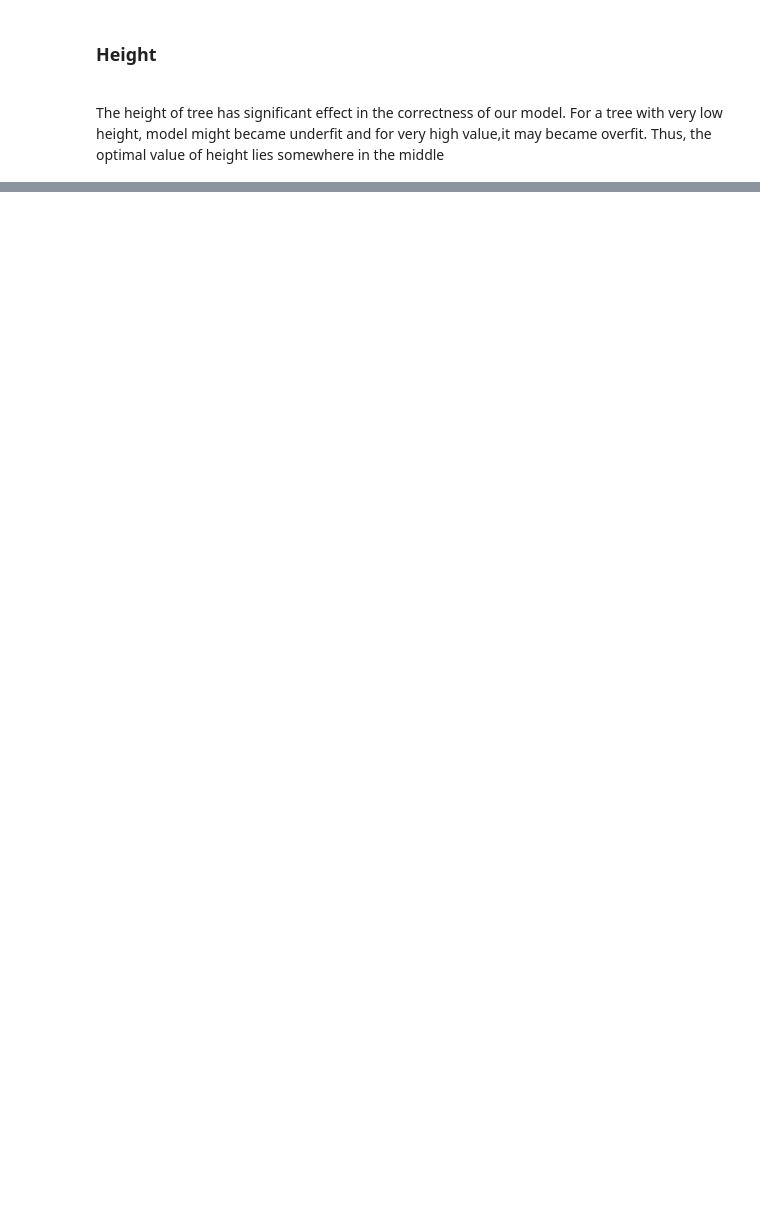
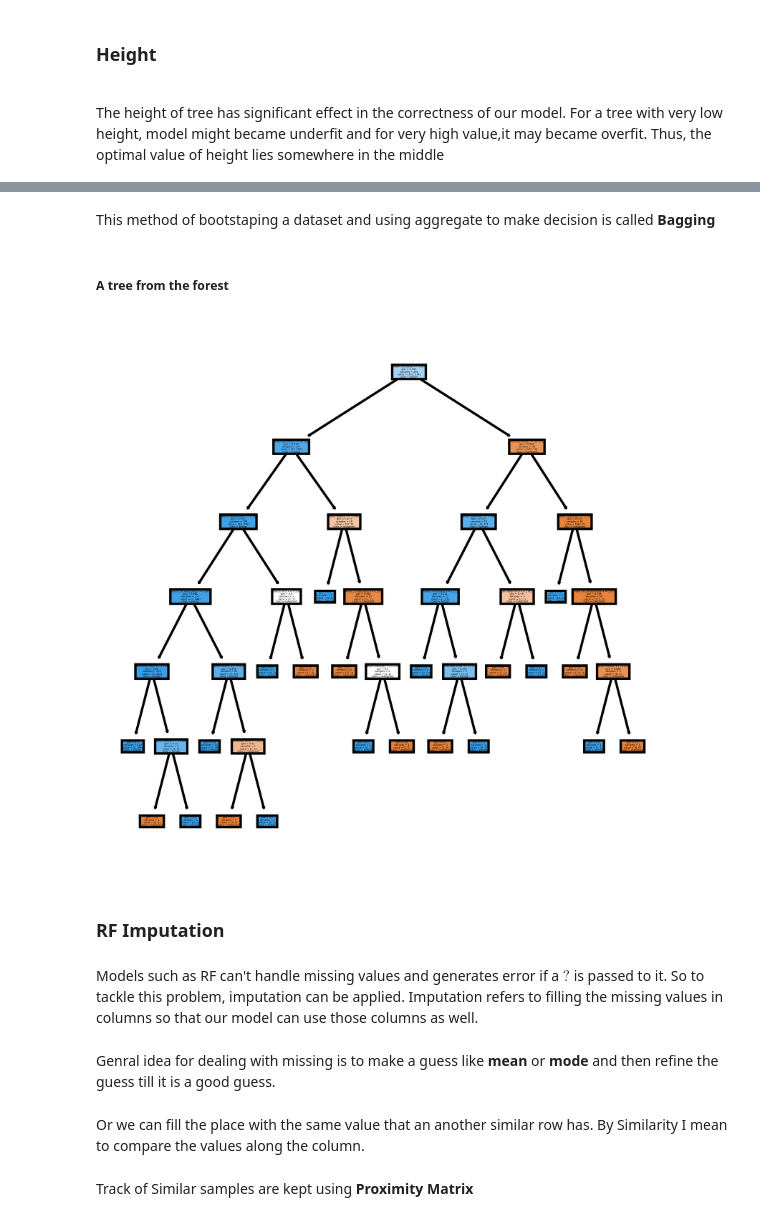
Before and after one commit to pnavin9/DT-and-RF, a Jupyter notebook: dt and rf.ipynb, the cells around one changed output, grey strips where cells are left out. Drawn from its saved outputs; the diff is of its cells as text; code cells hidden in the pictures; blank space fills up the shorter version.

```diff
--- a/dt and rf.ipynb
+++ b/dt and rf.ipynb
@@ -150,0 +285,49 @@ While these help us to quantify accurracy and precision of our model, Cross Vali
+# %% [markdown]
+This method of bootstaping a dataset and using aggregate to make decision is called <b>Bagging</b>
+# %% [markdown]
+<h5>A tree from the forest</h5>
+# %%
+import matplotlib.pyplot as plt
+from sklearn.datasets import load_breast_cancer
+from sklearn import tree
+import pandas as pd
+from sklearn.ensemble import RandomForestClassifier
+from sklearn.model_selection import train_test_split
+
+# Load the Breast Cancer Dataset
+data = load_breast_cancer()
+df = pd.DataFrame(data.data, columns=data.feature_names)
+df['target'] = data.target
+
+# Arrange Data into Features Matrix and Target Vector
+X = df.loc[:, df.columns != 'target']
+y = df.loc[:, 'target'].values
+
+# Split the data into training and testing sets
+X_train, X_test, Y_train, Y_test = train_test_split(X, y, random_state=0)
+
+# Random Forests in `scikit-learn` (with N = 100)
+rf = RandomForestClassifier(n_estimators=100,
+                            random_state=0)
+rf.fit(X_train, Y_train)
+fn=data.feature_names
+cn=data.target_names
+fig, axes = plt.subplots(nrows = 1,ncols = 1,figsize = (4,4), dpi=800)
+tree.plot_tree(rf.estimators_[0],
+               feature_names = fn,
+               class_names=cn,
+               filled = True);
+fig.savefig('rf_individualtree.png')
+# %% [output]
+[figure, added]
+# %% [markdown]
+<h3>RF Imputation</h3>
+# %% [markdown]
+Models such as RF can't handle missing values and generates error if a $?$ is passed to it. So to tackle this problem, imputation can be applied.
+Imputation refers to filling the missing values in columns so that our model can use those columns as well.
+# %% [markdown]
+Genral idea for dealing with missing is to make a guess like <b>mean</b> or <b>mode</b> and then refine the guess till it is a good guess.
+# %% [markdown]
+Or we can fill the place with the same value that an another similar row has. By Similarity I mean to compare the values along the column.
+# %% [markdown]
+Track of Similar samples are kept using <b>Proximity Matrix</b>
```
Also changed, not shown: parts of 35 cells of this notebook.
